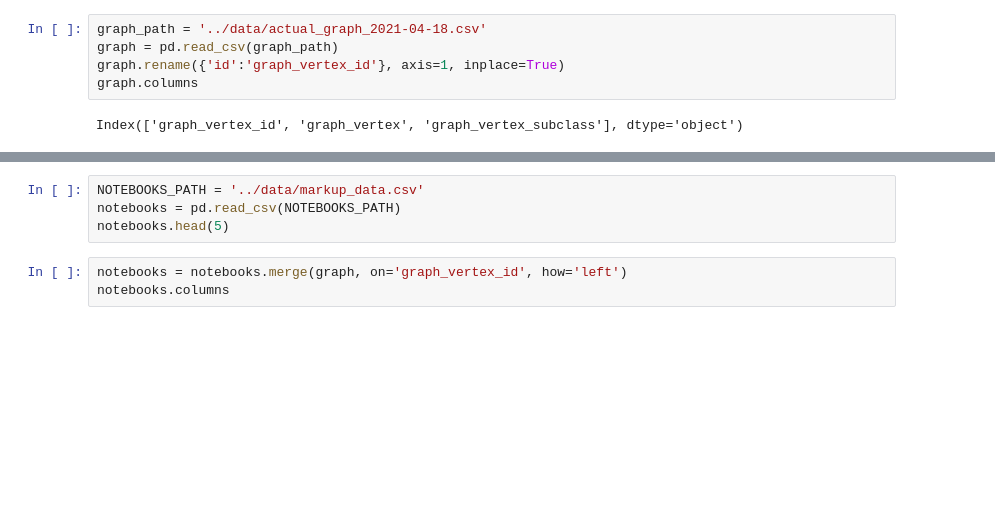
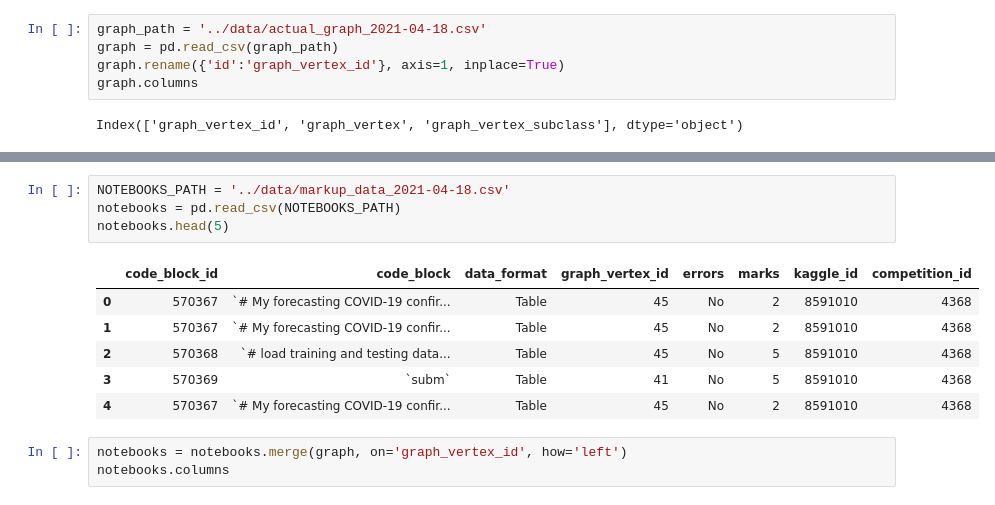
Before and after one commit to whatevernevermindbro/nl2ml-mirror, a Jupyter notebook: models_scripts/task2seq.ipynb, the cells around one changed output, grey strips where cells are left out. Cells and saved outputs as stored; diff of their text form; blank space fills up the shorter version.

```diff
--- a/models_scripts/task2seq.ipynb
+++ b/models_scripts/task2seq.ipynb
@@ -94,7 +103,14 @@ competitions.shape
 # %%
-NOTEBOOKS_PATH = '../data/markup_data.csv'
+NOTEBOOKS_PATH = '../data/markup_data_2021-04-18.csv'
 notebooks = pd.read_csv(NOTEBOOKS_PATH)
 notebooks.head(5)
+# %% [output]
+|  | code_block_id | code_block | data_format | graph_vertex_id | errors | marks | kaggle_id | competition_id |
+| 0 | 570367 | `# My forecasting COVID-19 confir... | Table | 45 | No | 2 | 8591010 | 4368 |
+| 1 | 570367 | `# My forecasting COVID-19 confir... | Table | 45 | No | 2 | 8591010 | 4368 |
+| 2 | 570368 | `# load training and testing data... | Table | 45 | No | 5 | 8591010 | 4368 |
+| 3 | 570369 | `subm` | Table | 41 | No | 5 | 8591010 | 4368 |
+| 4 | 570367 | `# My forecasting COVID-19 confir... | Table | 45 | No | 2 | 8591010 | 4368 |
 # %%
 notebooks = notebooks.merge(graph, on='graph_vertex_id', how='left')
 notebooks.columns
```
Also changed, not shown: parts of 18 cells of this notebook.
